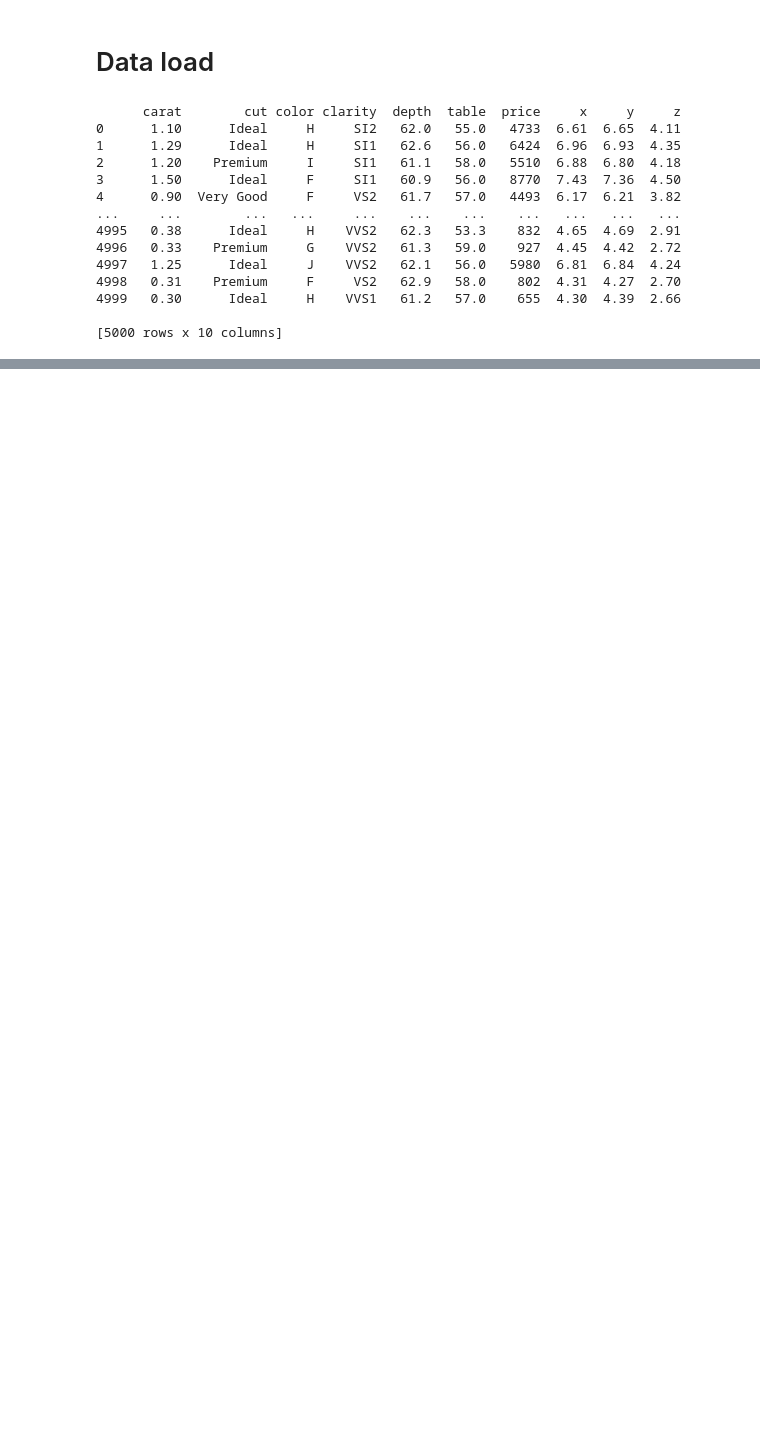
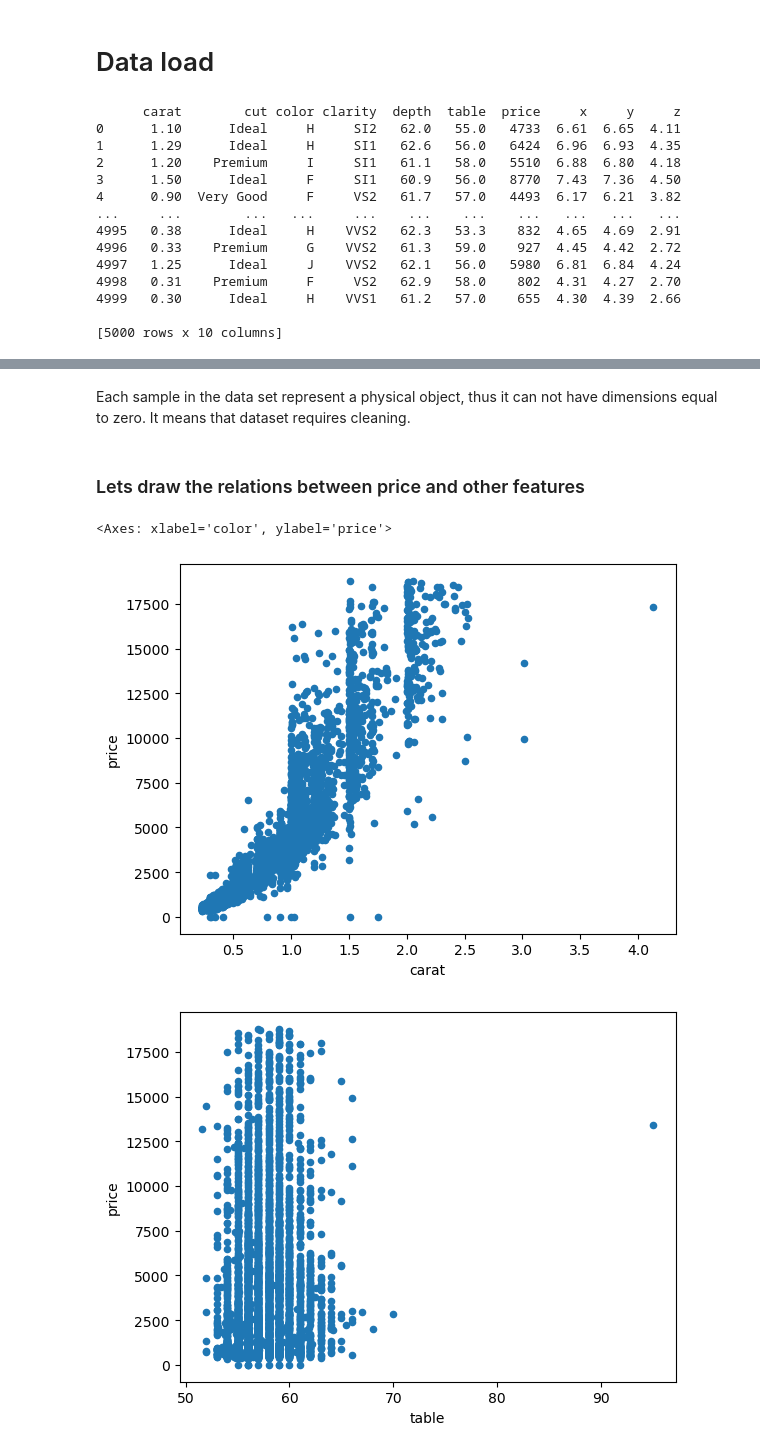
Before and after one commit to attillax/xtream-ai-assignment-engineer, a Jupyter notebook: Diamonds.ipynb, the cells around one changed output, grey strips where cells are left out. Drawn from its saved outputs; the diff is of its cells as text; code cells hidden in the pictures; blank space fills up the shorter version.

Commit message:
Update Diamonds.ipynb
add plots to show relationship between price and other features

```diff
--- a/Diamonds.ipynb
+++ b/Diamonds.ipynb
@@ -26,0 +44,16 @@ print(diamonds)
+# %% [markdown]
+Each sample in the data set represent a physical object, thus it can not have dimensions equal to zero. It means that dataset requires cleaning.
+# %% [markdown]
+### Lets draw the relations between price and other features
+# %%
+#plot dataset
+diamonds.plot(kind='scatter', x="carat",y="price")
+diamonds.plot(kind='scatter', x="table",y="price")
+diamonds.plot(kind='scatter', x="depth",y="price")
+diamonds.plot(kind='scatter', x="cut",y="price")
+diamonds.plot(kind='scatter', x="clarity",y="price")
+diamonds.plot(kind='scatter', x="color",y="price")
+# %% [output]
+<Axes: xlabel='color', ylabel='price'>
+[figure, added]
+[figure, added]
```
Also changed, not shown: parts of 4 cells of this notebook.
